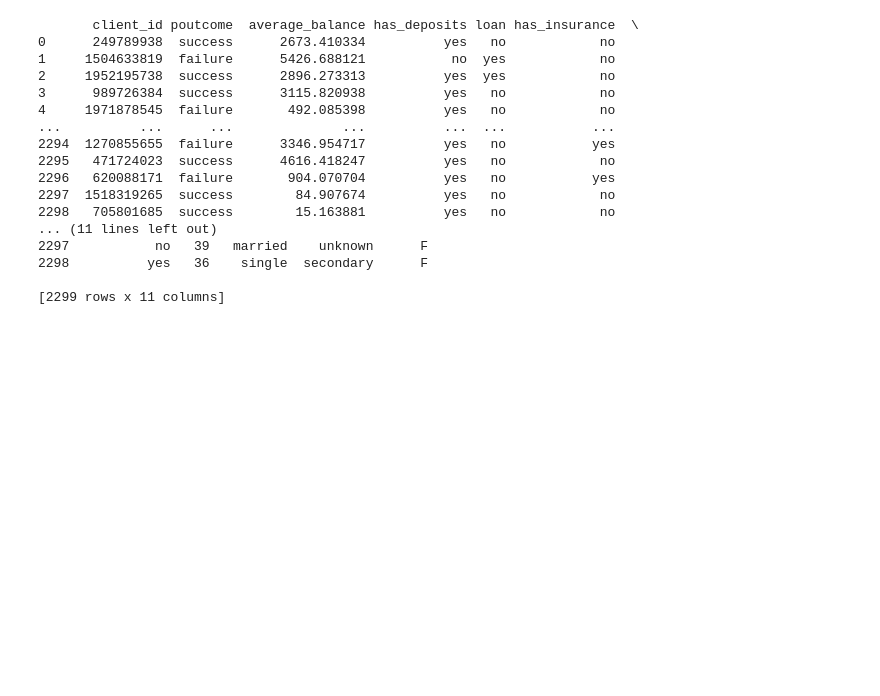
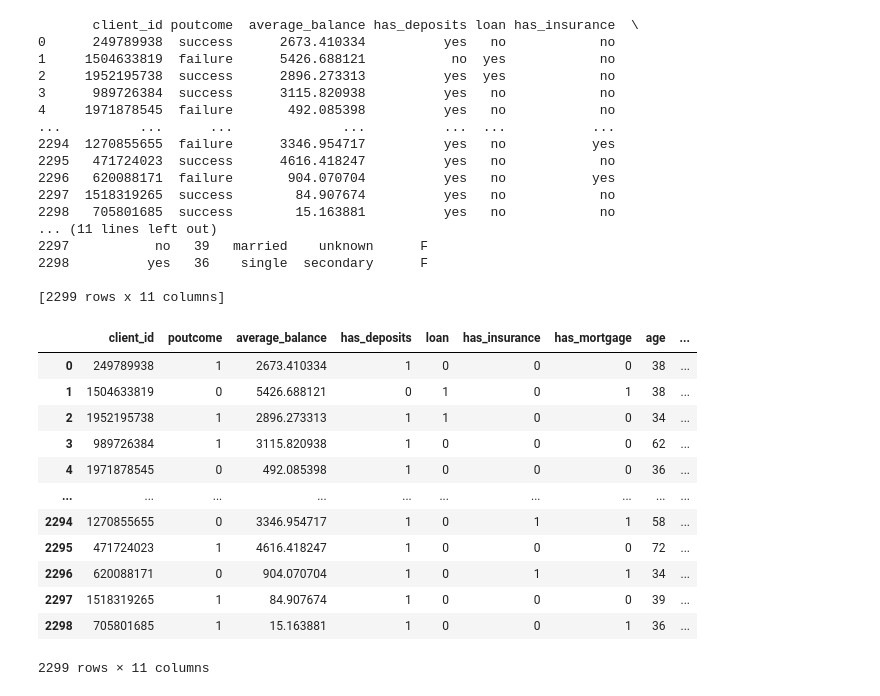
Before and after one commit to braverun/cb_case_study, a Jupyter notebook: cb_case_study.ipynb, the cells around one changed output. Saved outputs shown, nothing was run; the diff lists cells and outputs as text; code cells hidden in the pictures; blank space fills up the shorter version.

```diff
--- a/cb_case_study.ipynb
+++ b/cb_case_study.ipynb
@@ -182,3 +207,29 @@ print(contacted_customers)
 2298          yes   36    single  secondary      F
 
 [2299 rows x 11 columns]
+# %%
+contacted_customers = contacted_customers.replace(['no'], '0')
+contacted_customers = contacted_customers.replace(['yes'], '1')
+
+contacted_customers = contacted_customers.replace(['success'], '1')
+contacted_customers = contacted_customers.replace(['failure'], '0')
+
+contacted_customers = contacted_customers.replace(['married'], '1')
+contacted_customers = contacted_customers.replace(['divorced'], '0')
+contacted_customers = contacted_customers.replace(['single'], '0')
+
+contacted_customers
+# %% [output]
+|  | client_id | poutcome | average_balance | has_deposits | loan | has_insurance | has_mortgage | age | ... |
+| 0 | 249789938 | 1 | 2673.410334 | 1 | 0 | 0 | 0 | 38 | ... |
+| 1 | 1504633819 | 0 | 5426.688121 | 0 | 1 | 0 | 1 | 38 | ... |
+| 2 | 1952195738 | 1 | 2896.273313 | 1 | 1 | 0 | 0 | 34 | ... |
+| 3 | 989726384 | 1 | 3115.820938 | 1 | 0 | 0 | 0 | 62 | ... |
+| 4 | 1971878545 | 0 | 492.085398 | 1 | 0 | 0 | 0 | 36 | ... |
+| ... | ... | ... | ... | ... | ... | ... | ... | ... | ... |
+| 2294 | 1270855655 | 0 | 3346.954717 | 1 | 0 | 1 | 1 | 58 | ... |
+| 2295 | 471724023 | 1 | 4616.418247 | 1 | 0 | 0 | 0 | 72 | ... |
+| 2296 | 620088171 | 0 | 904.070704 | 1 | 0 | 1 | 1 | 34 | ... |
+| 2297 | 1518319265 | 1 | 84.907674 | 1 | 0 | 0 | 0 | 39 | ... |
+| 2298 | 705801685 | 1 | 15.163881 | 1 | 0 | 0 | 1 | 36 | ... |
+2299 rows × 11 columns
```
Also changed, not shown: parts of 4 cells of this notebook, 1 other file.
